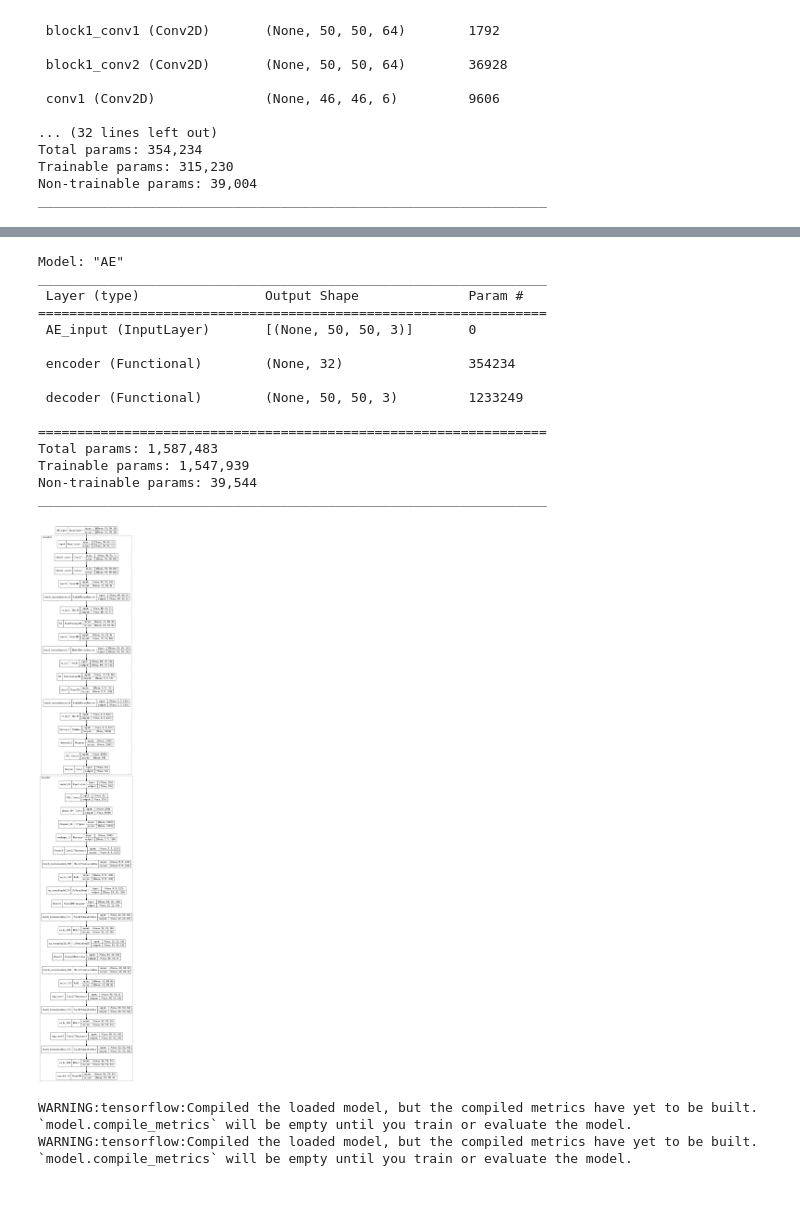
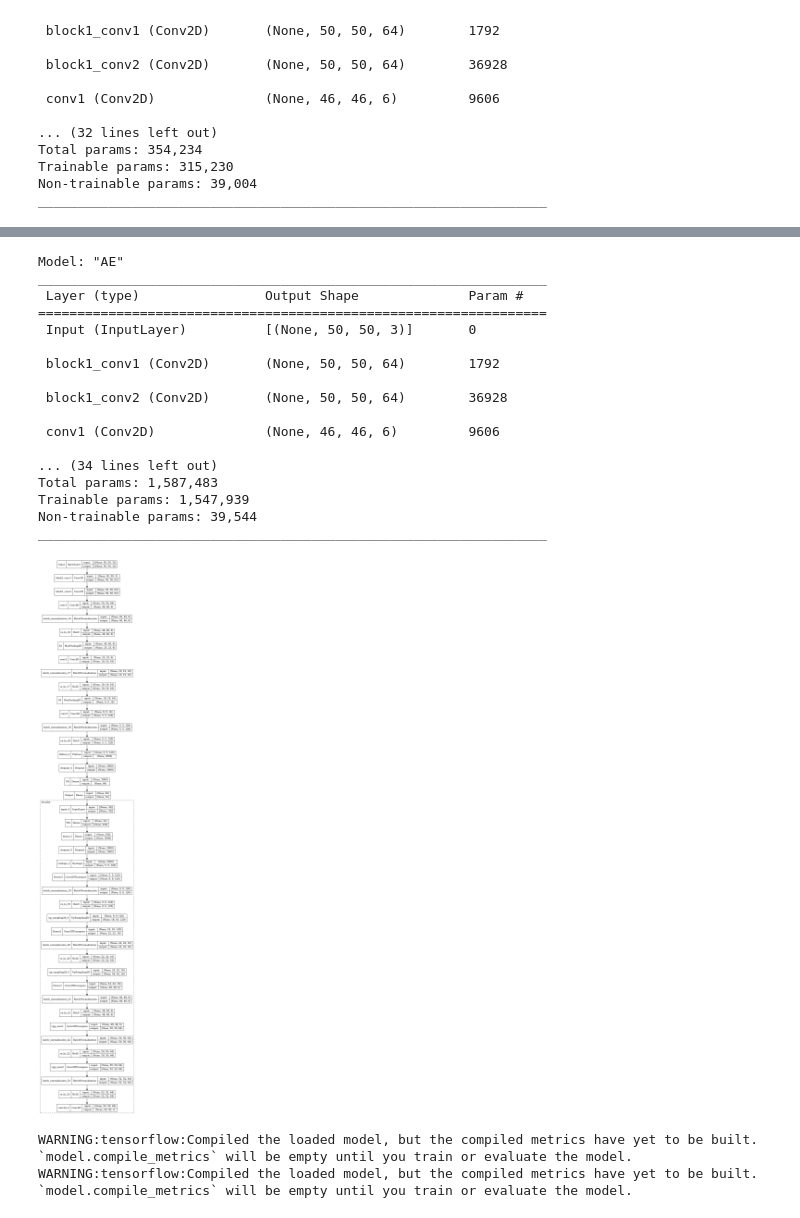
Before and after one commit to nderus/HistoDL, a Jupyter notebook: AE.ipynb, the cells around one changed output, grey strips where cells are left out. Cells and saved outputs as stored; diff of their text form; code cells hidden in the pictures.

```diff
--- a/AE.ipynb
+++ b/AE.ipynb
@@ -238,27 +238,41 @@ def AE(input_shape, latent_dim, encoder, decoder):
     decoder_output = decoder(encoder_output)
     model = keras.Model(vae_input, decoder_output, name='AE')
     return model
+# %%
+def AE(input_shape, latent_dim, encoder, decoder):
+    vae_input = layers.Input(shape = input_shape, name="AE_input")
+
+    encoder = encoder_CNN(latent_dim = latent_dim)
+
+
+    decoder = decoder_CNN(latent_dim = latent_dim)
+
+
+    ae = keras.Model(encoder.input, decoder(encoder.output), name='AE')
+    return ae, encoder, decoder
 # %%
-ae = AE(input_shape, latent_dim, encoder, decoder)
+ae, _, _ = AE(input_shape, latent_dim, encoder, decoder)
 ae.summary()
 plot_model(ae,show_shapes=True, show_layer_names=True,expand_nested=True)
 # %% [output]
 Model: "AE"
 _________________________________________________________________
  Layer (type)                Output Shape              Param #
 =================================================================
- AE_input (InputLayer)       [(None, 50, 50, 3)]       0
+ Input (InputLayer)          [(None, 50, 50, 3)]       0
 
- encoder (Functional)        (None, 32)                354234
+ block1_conv1 (Conv2D)       (None, 50, 50, 64)        1792
 
- decoder (Functional)        (None, 50, 50, 3)         1233249
+ block1_conv2 (Conv2D)       (None, 50, 50, 64)        36928
 
-=================================================================
+ conv1 (Conv2D)              (None, 46, 46, 6)         9606
+
+... (34 lines left out)
 Total params: 1,587,483
 Trainable params: 1,547,939
 Non-trainable params: 39,544
 _________________________________________________________________
-[figure, old version]
+[figure, new version]
 # %%
 def ae_loss(y_true, y_predict):
     reconstruction_loss_factor = 1
```
Also changed, not shown: parts of 2 cells of this notebook, 6 other files.
